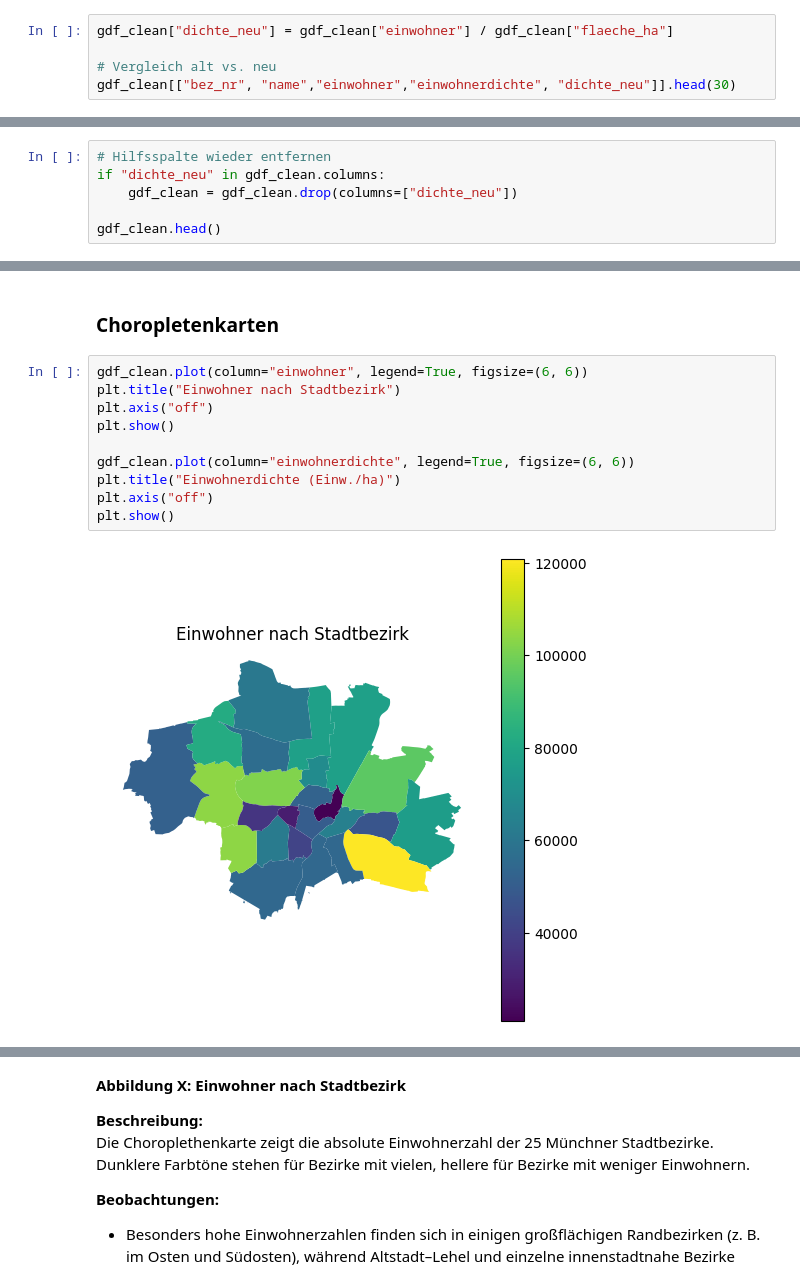
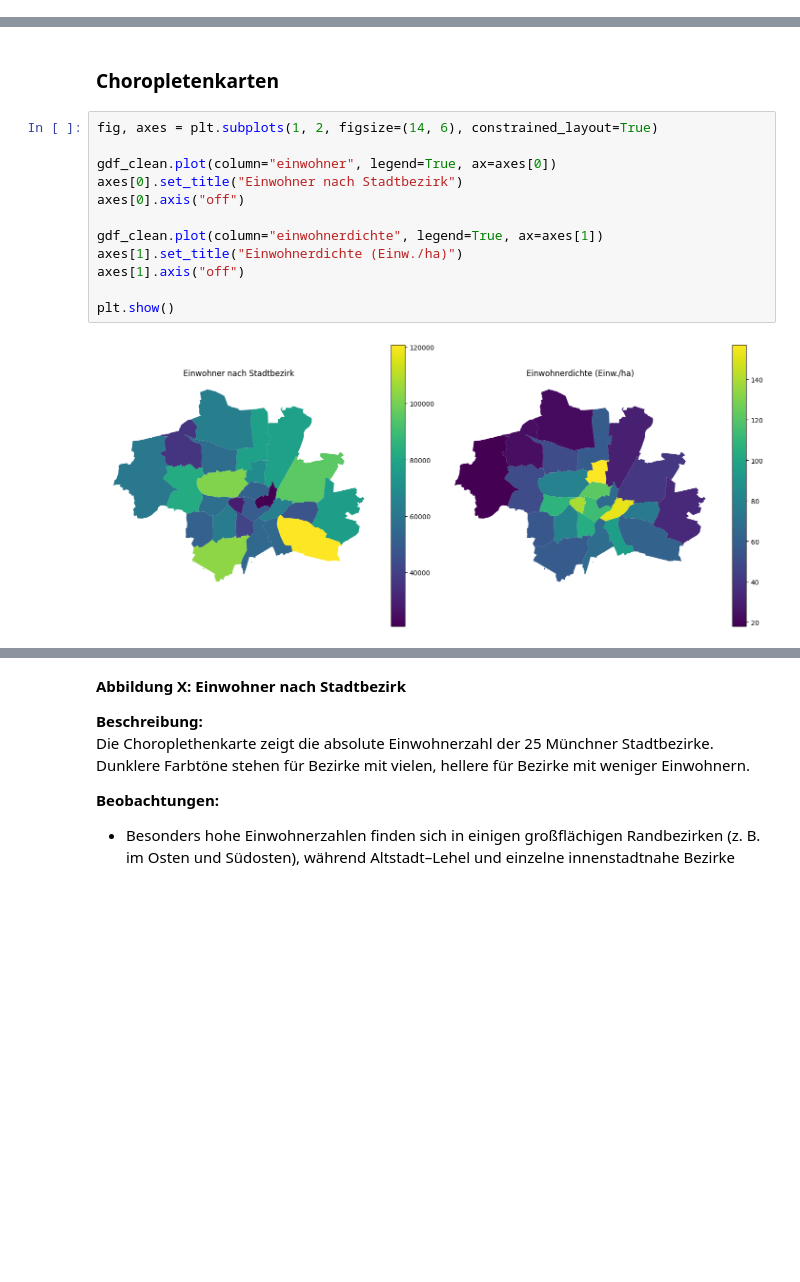
Before and after one commit to Lucas103003/active-city-project, a Jupyter notebook: notebooks/01_muc_bezirke_und_bevoelkerung.ipynb, the cells around one changed output, grey strips where cells are left out. Drawn from its saved outputs; the diff is of its cells as text; blank space fills up the shorter version.

```diff
--- a/notebooks/01_muc_bezirke_und_bevoelkerung.ipynb
+++ b/notebooks/01_muc_bezirke_und_bevoelkerung.ipynb
@@ -347,5 +233,0 @@ np.int64(1640688)
-# %%
-gdf_clean["dichte_neu"] = gdf_clean["einwohner"] / gdf_clean["flaeche_ha"]
-
-# Vergleich alt vs. neu
-gdf_clean[["bez_nr", "name","einwohner","einwohnerdichte", "dichte_neu"]].head(30)
@@ -370,6 +233,0 @@ gdf_clean[["bez_nr", "name","einwohner","einwohnerdichte", "dichte_neu"]].head(3
-# %%
-# Hilfsspalte wieder entfernen
-if "dichte_neu" in gdf_clean.columns:
-    gdf_clean = gdf_clean.drop(columns=["dichte_neu"])
-
-gdf_clean.head()
@@ -489,14 +322,16 @@ Das Histogramm stellt die Verteilung der Einwohnerdichte (Einwohner pro Hektar)
 # %% [markdown]
 ### Choropletenkarten
 # %%
-gdf_clean.plot(column="einwohner", legend=True, figsize=(6, 6))
-plt.title("Einwohner nach Stadtbezirk")
-plt.axis("off")
+fig, axes = plt.subplots(1, 2, figsize=(14, 6), constrained_layout=True)
+
+gdf_clean.plot(column="einwohner", legend=True, ax=axes[0])
+axes[0].set_title("Einwohner nach Stadtbezirk")
+axes[0].axis("off")
+
+gdf_clean.plot(column="einwohnerdichte", legend=True, ax=axes[1])
+axes[1].set_title("Einwohnerdichte (Einw./ha)")
+axes[1].axis("off")
+
 plt.show()
-
-gdf_clean.plot(column="einwohnerdichte", legend=True, figsize=(6, 6))
-plt.title("Einwohnerdichte (Einw./ha)")
-plt.axis("off")
-plt.show()
 # %% [output]
-[figure, old version]
+[figure, new version]
```
Also changed, not shown: parts of 49 cells of this notebook.
